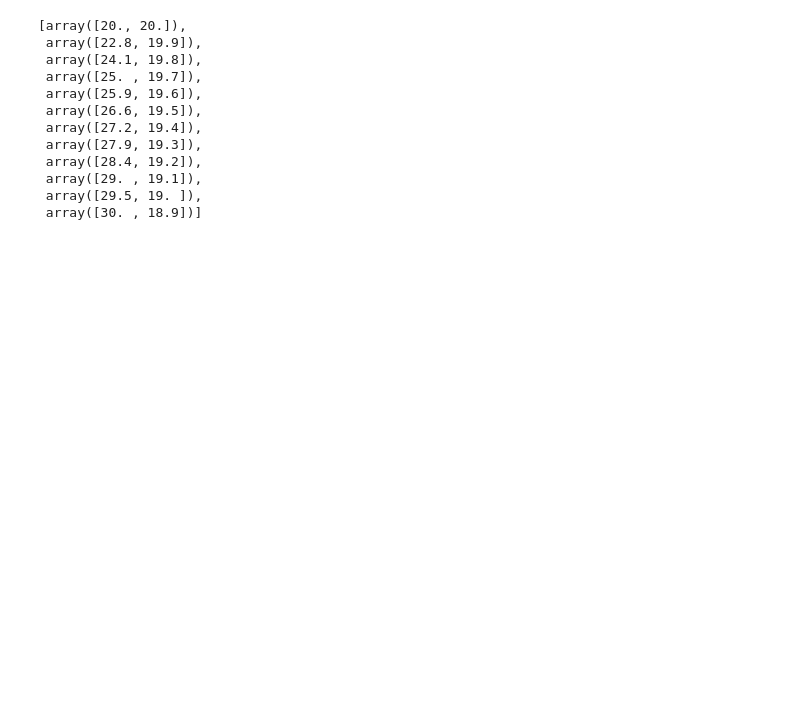
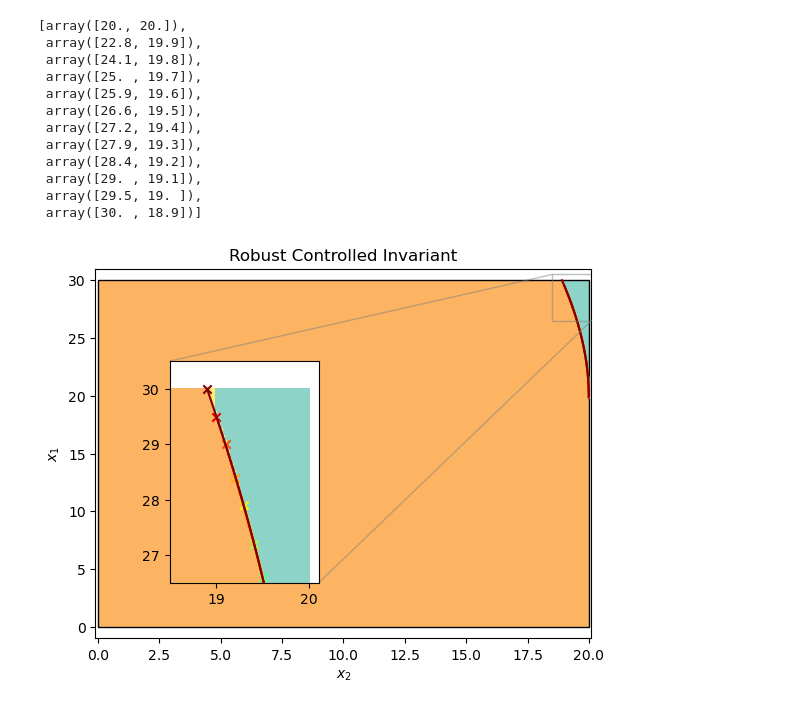
Before and after one commit to YoungDevil-glitch/Contro_invariants, a Jupyter notebook: Comp_inv.ipynb, the cells around one changed output. Cells and saved outputs as stored; diff of their text form; code cells hidden in the pictures; blank space fills up the shorter version.

```diff
--- a/Comp_inv.ipynb
+++ b/Comp_inv.ipynb
@@ -318,12 +331,12 @@ Z = X.copy()
 for i in range(len(X)):
     for j in range(len(X[0])):
         s = 0
-        for traj in Traj_feas:
+        for traj in Traj_feas1:
             if (pos_traj([Y[i,j], X[i,j]], traj[0])):
                 s = 1
                 break
         if s ==0:
-            for traj in Traj_unsafe:
+            for traj in Traj_unsafe1:
                 if (pos_traj_up([Y[i,j], X[i,j]], traj[0])):
                     s = 2
                     break
@@ -331,23 +346,34 @@ for i in range(len(X)):
 # %%
+arr = np.linspace(0,1,len(Traj_feas1))
+color = plt.cm.jet(arr)
 fig, ax = plt.subplots()
 c = ax.pcolormesh(X, Y, Z, cmap='Set3_r')
-ax.set_title('RCI')
+ax.set_title('Robust Controlled Invariant')
 # set the limits of the plot to the limits of the data
-ax.axis([x.min()-1, x.max()+1, x.min()-1, y.max()+1])
-for traj in Traj_feas:
-    ax.plot(np.array(traj[0])[:,1], np.array(traj[0])[:,0],'-', label = f'({traj[0][0][1]},{traj[0][0][0]})')
-
-axins = ax.inset_axes([0.1, 0.1, 0.4, 0.4])
-x1, x2, y1, y2 = 18.5, 19.5, 22, 31
+ax.axis([x.min()-0.1, x.max()+0.1, x.min()-1, y.max()+1])
+ax.add_patch(Rectangle((0, 0), 20, 30, fill = False, edgecolor='k', lw=1))
+axins = ax.inset_axes([0.15,0.15,0.3, 0.6])
+x1, x2, y1, y2 = 18.5, 20.1, 26.5, 30.5
 axins.set_xlim(x1, x2)
 axins.set_ylim(y1, y2)
 c = axins.pcolormesh(X, Y, Z, cmap='Set3_r')
+s = 0
+for traj in Traj_feas1:
+    n = len(traj[0])//2
+    x3 = np.array(traj[0])[n,1]
+    y3 =  np.array(traj[0])[n,0]
+    dx = np.array(traj[0])[n+1,1] - x3
+    dy = np.array(traj[0])[n+1,0]-y3
+    ax.plot(np.array(traj[0])[:,1], np.array(traj[0])[:,0],'-', label = f'({traj[0][0][1]},{traj[0][0][0]})', c = color[s])
+    axins.plot(np.array(traj[0])[:,1], np.array(traj[0])[:,0],'-', label = f'({traj[0][0][1]},{traj[0][0][0]})',c = color[s])
+    axins.scatter([np.array(traj[0])[0,1]], [np.array(traj[0])[0,0]],marker='x', color = color[s])
+    axins.arrow(x3,y3, dx,dy , shape='full', lw=0, length_includes_head=True, head_width= 0.25, color = color[s] )
+    s+=1
 
-for traj in Traj_feas:
-    axins.plot(np.array(traj[0])[:,1], np.array(traj[0])[:,0],'-', label = f'({traj[0][0][1]},{traj[0][0][0]})')
 ax.indicate_inset_zoom(axins)
-
 
 ax.set_xlabel(r"$x_2$")
 ax.set_ylabel(r"$x_1$")
 plt.show()
+# %% [output]
+[figure, added]
```
Also changed, not shown: parts of 5 cells of this notebook.
